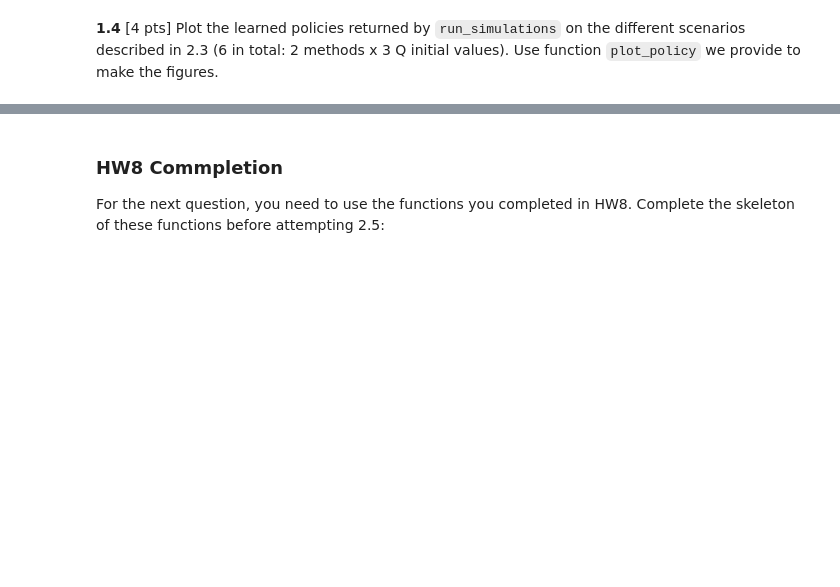
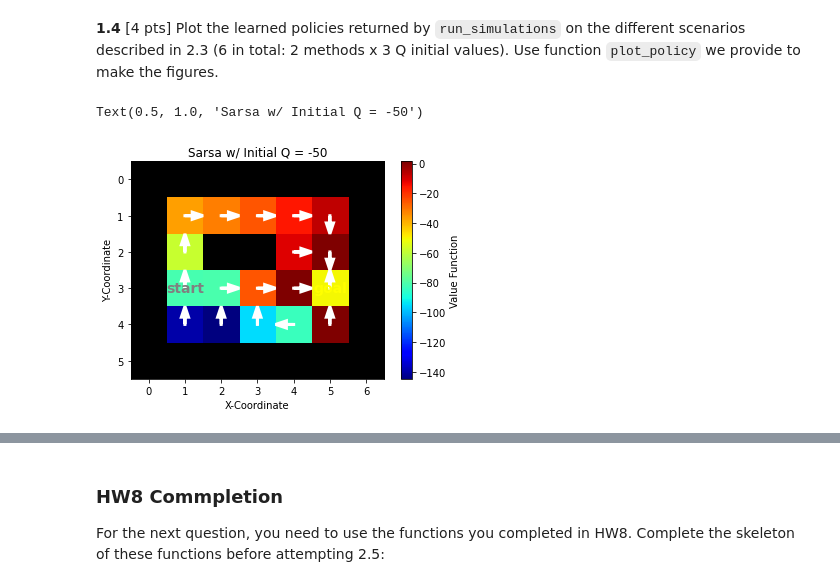
Before and after one commit to simonwarchol/2020-CS109B, a Jupyter notebook: content/homeworks/hw08_209/cs109b_hw8_209.ipynb, the cells around one changed output, grey strips where cells are left out. Cells and saved outputs as stored; diff of their text form; code cells hidden in the pictures; blank space fills up the shorter version.

```diff
--- a/content/homeworks/hw08_209/cs109b_hw8_209.ipynb
+++ b/content/homeworks/hw08_209/cs109b_hw8_209.ipynb
@@ -123,6 +135,7 @@ plt.show()
 **1.1**  [4 pts] Complete function `epsilon_greedy_action` that while being in `state`, chooses a random action with probability $\epsilon$ , or chooses a best action from Q with probability $1-\epsilon$.
 # %%
 # 1.1
+
 
 def epsilon_greedy_action(state, Q, epsilon=0.1):
     """Select a random action with probability epsilon or the action suggested
@@ -134,6 +147,11 @@ def epsilon_greedy_action(state, Q, epsilon=0.1):
 
     Retuns: action."""
     # your code here
+    prob = np.random.random(1)
+    if prob >= epsilon:
+        return np.random.randint(0, 3)
+    else:
+        return np.argmax(Q[state, :])
 
     # end your code here
 # %% [markdown]
@@ -232,0 +256,10 @@ REMARK: you will use the learned policies in the next questions. We encourage yo
+# %%
+# 1.3
+from tqdm.notebook import tqdm
+simulations = {}
+for method in tqdm(['SARSA', 'Q-learning']):
+    for Q_initial in [-50, 0, 50]:
+        run = run_simulation(env, method, step_size=0.1, Q_initial=Q_initial)
+        if (method, Q_initial) not in simulations:
+            simulations[(method, Q_initial)] = []
+        simulations[(method, Q_initial)].append(run)
@@ -276,0 +309,7 @@ def plot_policy(env, Q):
+# %%
+# # 1.4
+plot_policy(env,simulations[('SARSA', -50)][0]['Q'] )
+plt.title("Sarsa w/ Initial Q = -50")
+# %% [output]
+Text(0.5, 1.0, 'Sarsa w/ Initial Q = -50')
+[figure, added]
```
Also changed, not shown: parts of 16 cells of this notebook, 1 other file.
